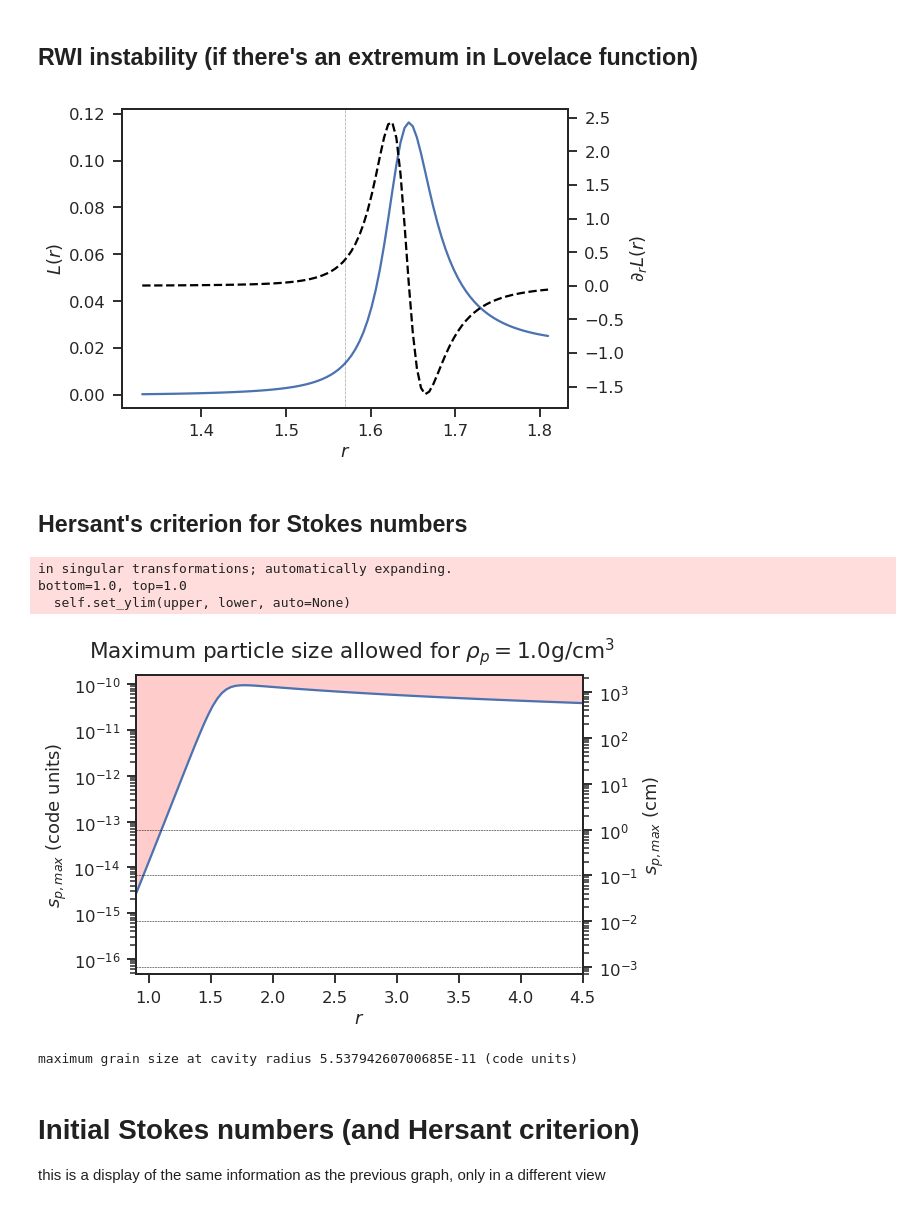
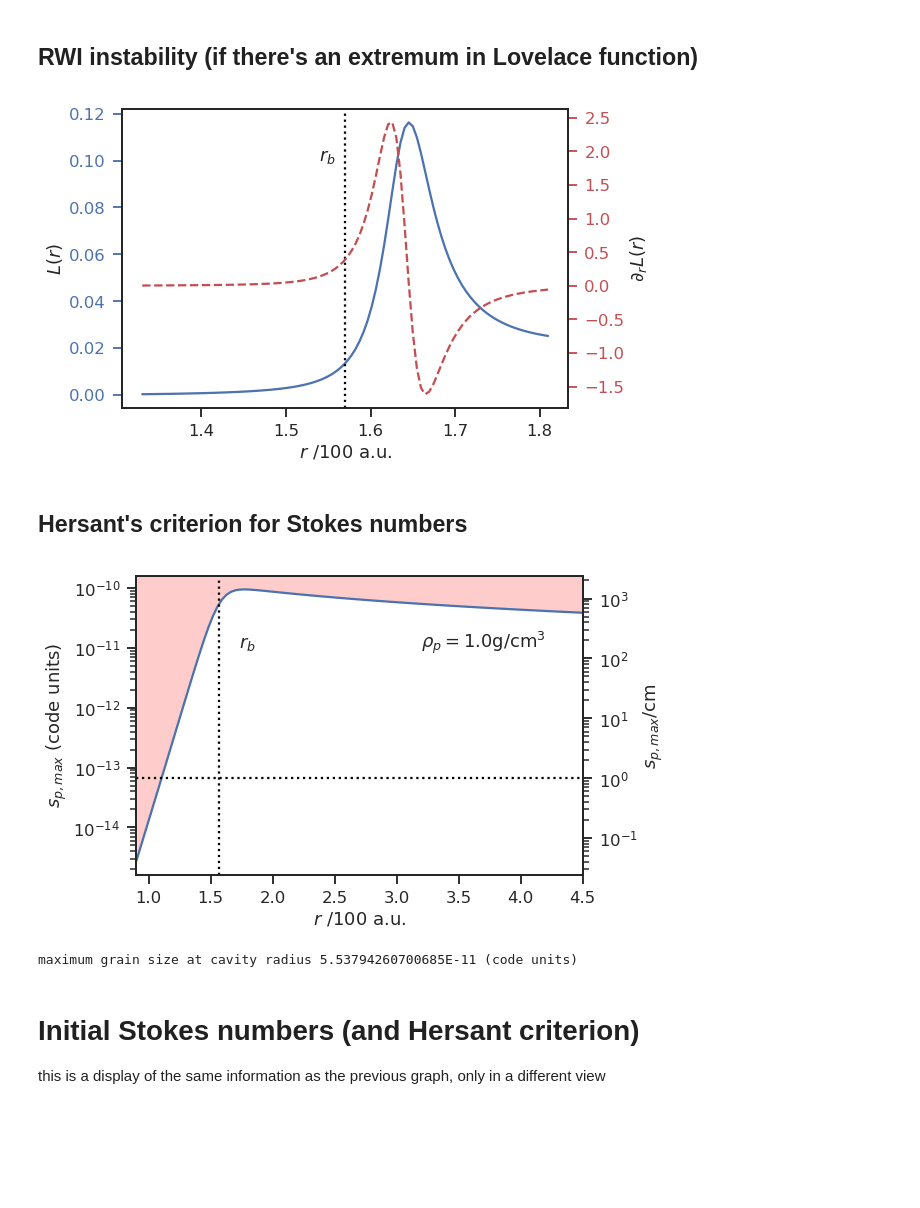
Before and after one commit to neutrinoceros/amrvac-models, a Jupyter notebook: hd142527/Theo_study.ipynb, the cells around one changed output. Cells and saved outputs as stored; diff of their text form; code cells hidden in the pictures; blank space fills up the shorter version.

```diff
--- a/hd142527/Theo_study.ipynb
+++ b/hd142527/Theo_study.ipynb
@@ -128,40 +134,45 @@ plt.show()
 # %%
 fig, ax = plt.subplots(num=3)
 
-ax.plot(sample1, ys1['lovelace'])
+ax.plot(sample1, ys1['lovelace'], color="C0")
+ax.tick_params(axis='y', colors="C0")
+
 axt = ax.twinx()
-axt.plot(sample1, ys1['dlovelace'], ls='--', c='k')
+axt.plot(sample1, ys1['dlovelace'], ls='--', color="C2")
+axt.tick_params(axis='y', colors='C2')
 ax.set_ylabel(r'$L(r)$')
 axt.set_ylabel(r'$\partial_r L(r)$')
 
 
 #mark the cavity location and add legends
 ylims = ax.get_ylim()
-ax.plot(usr['cavity_radius']*np.ones(2), np.linspace(*ylims, 2), ls=':', lw=0.5, c='k')
+ax.plot(usr['cavity_radius']*np.ones(2), np.linspace(*ylims, 2), ls=':', c='k')
+ax.text(x=usr['cavity_radius']*0.98, y=0.1, s=r"$r_b$")
+
 ax.set_ylim(*ylims)
-ax.set_xlabel(r'$r$')
+ax.set_xlabel(r'$r$ /100 a.u.')
+
 
 save(fig, name="lovelace_unstable")
 plt.show()
 # %% [output]
-[figure, old version]
+[figure, new version]
 # %% [markdown]
 ## Hersant's criterion for Stokes numbers
 # %%
 fig,ax = plt.subplots(num=4)
-val = '%.1f' % conf['usr_dust_list']['grain_density_gcm3']
-fig.suptitle(r'Maximum particle size allowed for $\rho_p='+val+r'$g/cm$^3$')
+
 
 lups = np.zeros(len(r_range))
 for i,rad in enumerate(r_range):
     lups[i] = local_upper_particle_size(my_model, rad)
 ax.plot(r_range, lups)
 ax.set_yscale('log')
-ax.set_xlabel('$r$')
+ax.set_xlabel(r'$r$ /100 a.u.')
 ax.set_ylabel('$s_{p,max}$ (code units)')
 
 
-ax.set_xlim(*xlims)
+#ax.set_xlim(*xlims)
 ylims = ax.get_ylim()
 ax.fill_between(r_range, ylims[1]*np.ones(len(lups)), lups, facecolor='red', alpha=0.2)
 ax.set_ylim(*ylims)
@@ -170,12 +181,7 @@ ax.set_xlim(r_range.min(), r_range.max())
 #twin axis with physical unit
 axb = ax.twinx()
 axb.set_yscale('log')
-axb.set_ylabel('$s_{p,max}$ (cm)')
-
-#add lines where actual grains are used
-xlims = ax.get_xlim()
-for grain_size in conf["usr_dust_list"]["grain_size_cm"]:
-    axb.plot(np.linspace(*xlims,2), grain_size*np.ones(2), ls='--', c='k', lw=0.5)
+axb.set_ylabel('$s_{p,max}$/cm')
 
 
 # correct ylims
@@ -185,6 +191,21 @@ my_ylims_phys = np.array([min(ylims_base[0], ylims_phys[0]), max(ylims_base[1],
 axb.set_ylim(*my_ylims_phys)
 ax.set_ylim(*(my_ylims_phys /ref_length))
 
+#add lines where actual grains are used
+xlims = ax.get_xlim()
+#for grain_size in conf["usr_dust_list"]["grain_size_cm"]:
+axb.plot(np.linspace(*xlims, 2), max(conf["usr_dust_list"]["grain_size_cm"])*np.ones(2), ls=':', c='k')
+
+
+# title
+xlim = ax.get_xlim()
+ylim = ax.get_ylim()
+
+val = '%.1f' % conf['usr_dust_list']['grain_density_gcm3']
+ax.text(x=3.2, y=1e-11, s=r"$\rho_p=$"+val+r"g/cm$^3$")
+
+ax.plot(usr['cavity_radius']*np.ones(2), np.linspace(*ylims, 2), ls=':', c='k')
+ax.text(x=usr['cavity_radius']*1.1, y=1e-11, s=r"$r_b$")
 
 save(fig, name="hersant_max_grain_size")
 plt.show()
@@ -192,11 +213,8 @@ plt.show()
 spmax = local_upper_particle_size(my_model, usr['cavity_radius'])
 print(f'maximum grain size at cavity radius {spmax} (code units)')
 # %% [output]
+[figure, new version]
-in singular transformations; automatically expanding.
-bottom=1.0, top=1.0
-  self.set_ylim(upper, lower, auto=None)
+maximum grain size at cavity radius 5.53794260700685E-11 (code units)
-[figure, old version]
-maximum grain size at cavity radius 5.53794260700685E-11 (code units)
 # %% [markdown]
 # Initial Stokes numbers (and Hersant criterion)
 
```
Also changed, not shown: parts of 7 cells of this notebook.
